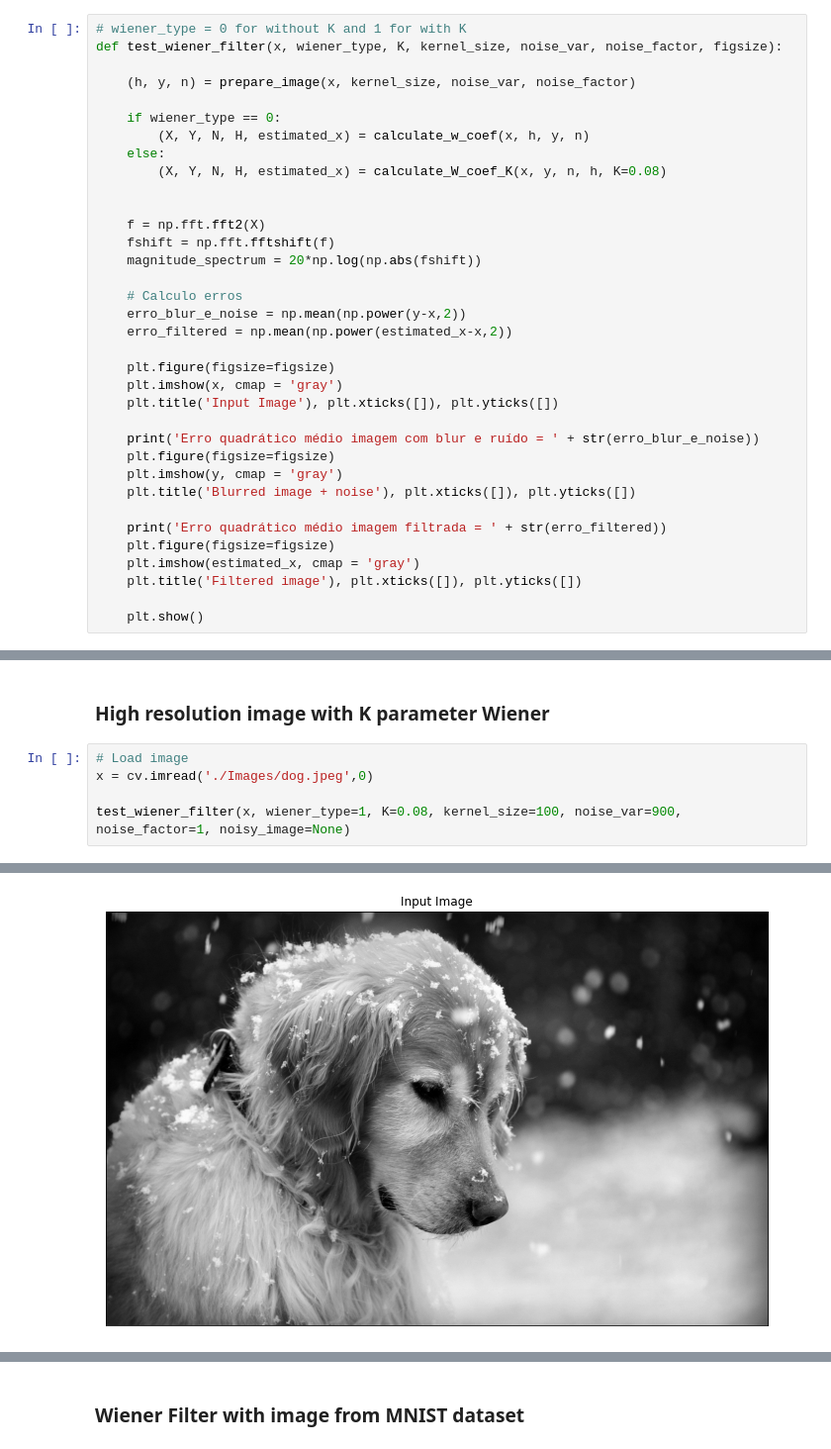
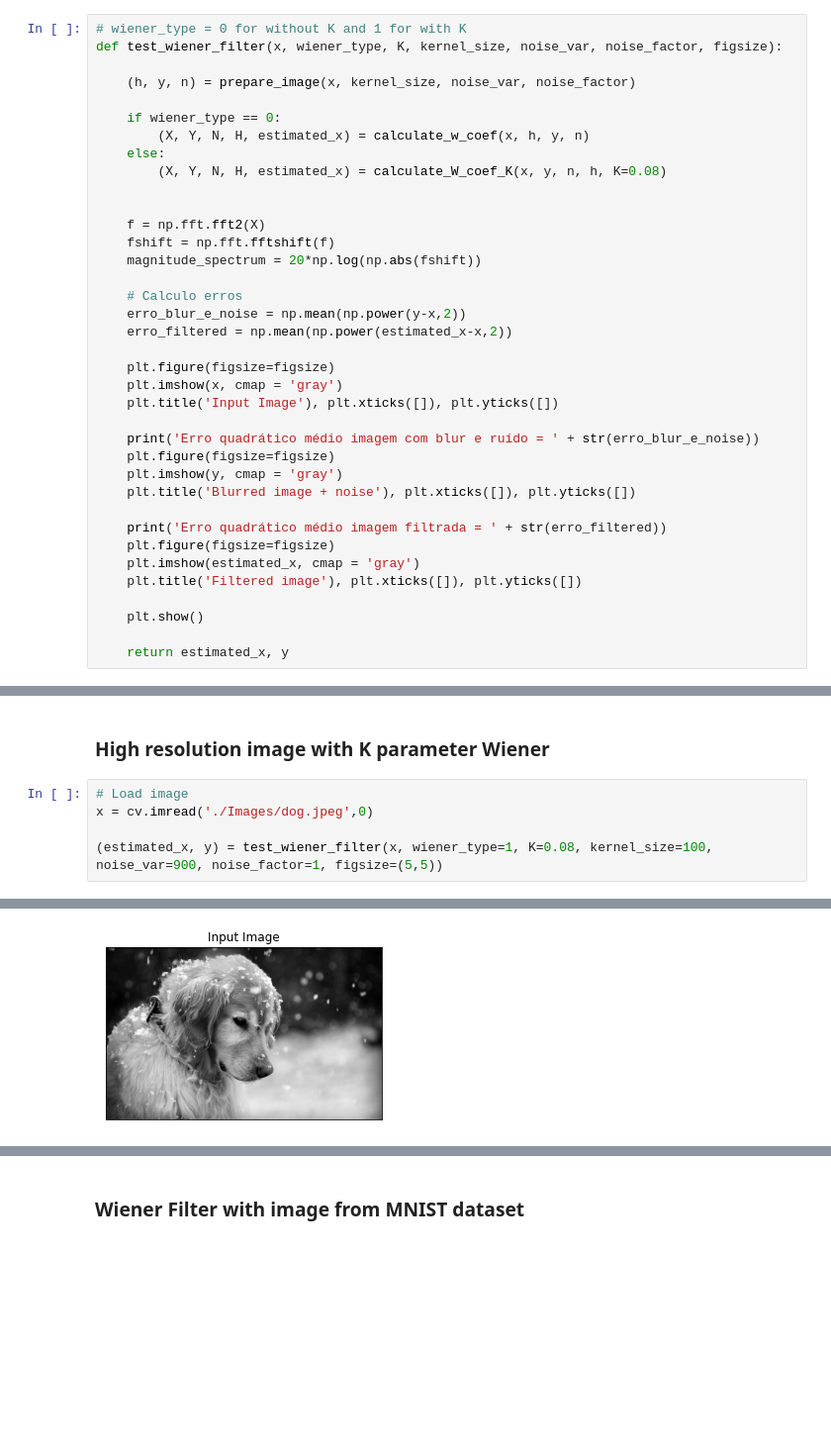
Before and after one commit to coimbra574/ImageDenoising, a Jupyter notebook: project.ipynb, the cells around one changed output, grey strips where cells are left out. Shown: that part at 99% size. Drawn from its saved outputs; the diff is of its cells as text; blank space fills up the shorter version.

```diff
--- a/project.ipynb
+++ b/project.ipynb
@@ -126,3 +127,5 @@ def test_wiener_filter(x, wiener_type, K, kernel_size, noise_var, noise_factor,
     plt.title('Filtered image'), plt.xticks([]), plt.yticks([])
 
     plt.show()
+
+    return estimated_x, y
@@ -145,5 +182,5 @@ Erro quadrático médio imagem filtrada = 495.1013607918102
 # Load image
 x = cv.imread('./Images/dog.jpeg',0)
 
-test_wiener_filter(x, wiener_type=1, K=0.08, kernel_size=100, noise_var=900, noise_factor=1, noisy_image=None)
+(estimated_x, y) = test_wiener_filter(x, wiener_type=1, K=0.08, kernel_size=100, noise_var=900, noise_factor=1, figsize=(5,5))
 # %% [output]
@@ -152 +189 @@ Erro quadrático médio imagem filtrada = 2636.1791907200245
-[figure, old version]
+[figure, new version]
```
Also changed, not shown: parts of 11 cells of this notebook.
